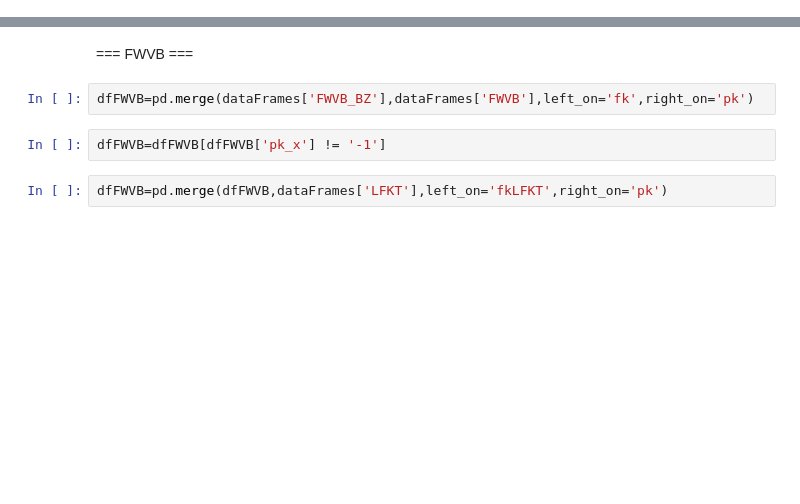
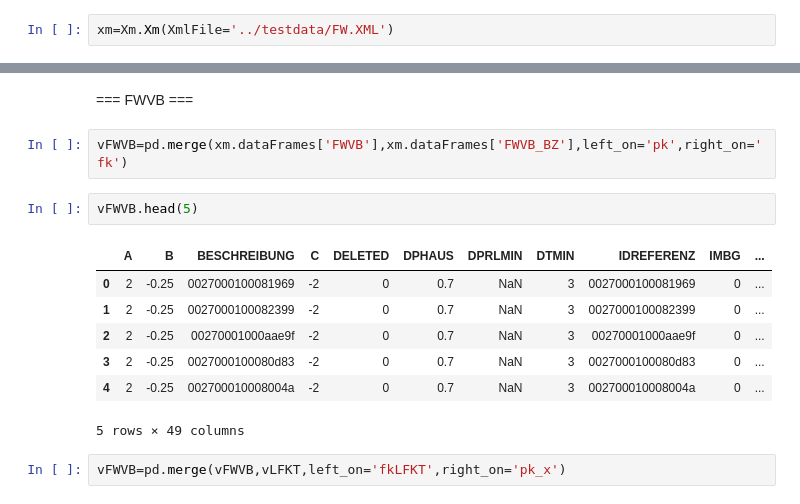
Before and after one commit to aw3s/PT3S, a Jupyter notebook: nb/XmWithPandas.ipynb, the cells around one changed output, grey strips where cells are left out. Cells and saved outputs as stored; diff of their text form; blank space fills up the shorter version.

```diff
--- a/nb/XmWithPandas.ipynb
+++ b/nb/XmWithPandas.ipynb
@@ -0,0 +3,2 @@
+# %%
+xm=Xm.Xm(XmlFile='../testdata/FW.XML')
@@ -157,8 +88,16 @@ pd.merge(dfLFKT,dfLFKT_gLF,left_on='pk_x',right_on='pk_x')
 # %% [markdown]
 === FWVB ===
 # %%
-dfFWVB=pd.merge(dataFrames['FWVB_BZ'],dataFrames['FWVB'],left_on='fk',right_on='pk')
+vFWVB=pd.merge(xm.dataFrames['FWVB'],xm.dataFrames['FWVB_BZ'],left_on='pk',right_on='fk')
-# %%
-dfFWVB=dfFWVB[dfFWVB['pk_x'] != '-1']
+# %%
+vFWVB.head(5)
+# %% [output]
+|  | A | B | BESCHREIBUNG | C | DELETED | DPHAUS | DPRLMIN | DTMIN | IDREFERENZ | IMBG | ... |
+| 0 | 2 | -0.25 | 0027000100081969 | -2 | 0 | 0.7 | NaN | 3 | 0027000100081969 | 0 | ... |
+| 1 | 2 | -0.25 | 0027000100082399 | -2 | 0 | 0.7 | NaN | 3 | 0027000100082399 | 0 | ... |
+| 2 | 2 | -0.25 | 00270001000aae9f | -2 | 0 | 0.7 | NaN | 3 | 00270001000aae9f | 0 | ... |
+| 3 | 2 | -0.25 | 0027000100080d83 | -2 | 0 | 0.7 | NaN | 3 | 0027000100080d83 | 0 | ... |
+| 4 | 2 | -0.25 | 002700010008004a | -2 | 0 | 0.7 | NaN | 3 | 002700010008004a | 0 | ... |
+5 rows × 49 columns
 # %%
-dfFWVB=pd.merge(dfFWVB,dataFrames['LFKT'],left_on='fkLFKT',right_on='pk')
+vFWVB=pd.merge(vFWVB,vLFKT,left_on='fkLFKT',right_on='pk_x')
```
Also changed, not shown: parts of 86 cells of this notebook, 2 other files.
